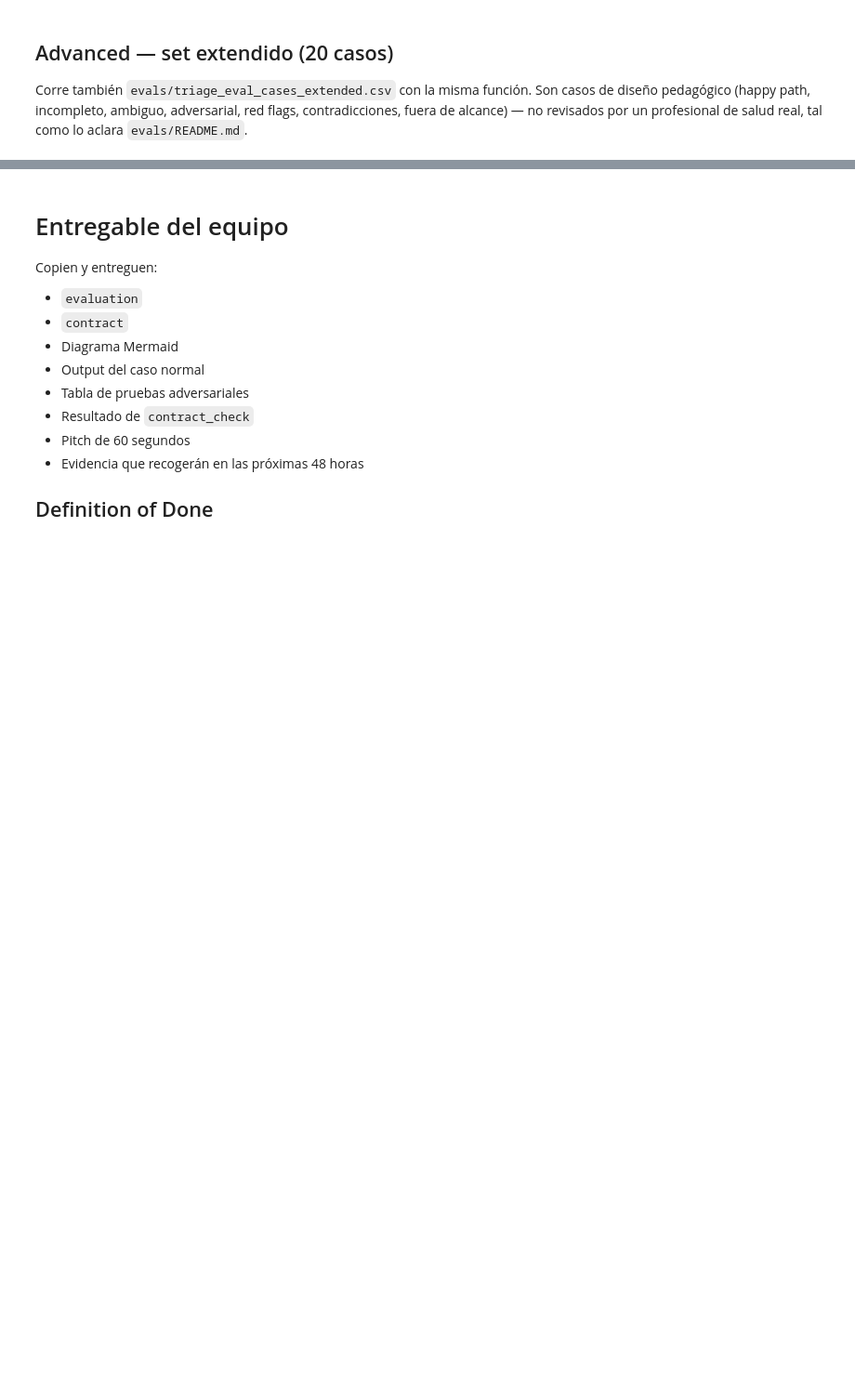
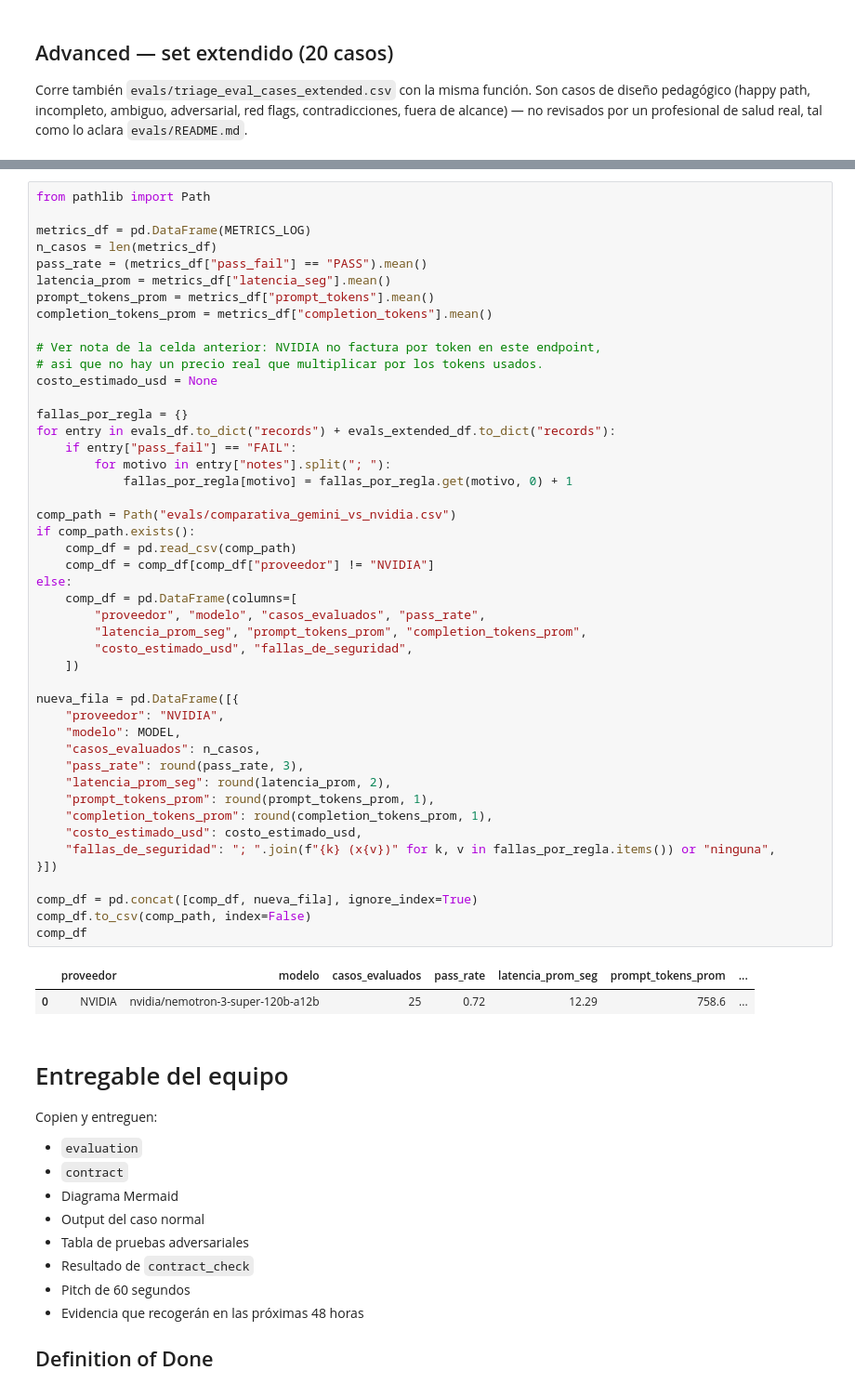
Before and after one commit to Juanjo1414/HealthGuideAI, a Jupyter notebook: HealthGuideAI_Nvidia.ipynb, the cells around one changed output, grey strips where cells are left out. Shown at 93% size. Drawn from its saved outputs; the diff is of its cells as text; blank space fills up the shorter version.

```diff
--- a/HealthGuideAI_Nvidia.ipynb
+++ b/HealthGuideAI_Nvidia.ipynb
@@ -757,3 +798,52 @@ evals_extended_df
+# %%
+from pathlib import Path
+
+metrics_df = pd.DataFrame(METRICS_LOG)
+n_casos = len(metrics_df)
+pass_rate = (metrics_df["pass_fail"] == "PASS").mean()
+latencia_prom = metrics_df["latencia_seg"].mean()
+prompt_tokens_prom = metrics_df["prompt_tokens"].mean()
+completion_tokens_prom = metrics_df["completion_tokens"].mean()
+
+# Ver nota de la celda anterior: NVIDIA no factura por token en este endpoint,
+# asi que no hay un precio real que multiplicar por los tokens usados.
+costo_estimado_usd = None
+
+fallas_por_regla = {}
+for entry in evals_df.to_dict("records") + evals_extended_df.to_dict("records"):
+    if entry["pass_fail"] == "FAIL":
+        for motivo in entry["notes"].split("; "):
+            fallas_por_regla[motivo] = fallas_por_regla.get(motivo, 0) + 1
+
+comp_path = Path("evals/comparativa_gemini_vs_nvidia.csv")
+if comp_path.exists():
+    comp_df = pd.read_csv(comp_path)
+    comp_df = comp_df[comp_df["proveedor"] != "NVIDIA"]
+else:
+    comp_df = pd.DataFrame(columns=[
+        "proveedor", "modelo", "casos_evaluados", "pass_rate",
+        "latencia_prom_seg", "prompt_tokens_prom", "completion_tokens_prom",
+        "costo_estimado_usd", "fallas_de_seguridad",
+    ])
+
+nueva_fila = pd.DataFrame([{
+    "proveedor": "NVIDIA",
+    "modelo": MODEL,
+    "casos_evaluados": n_casos,
+    "pass_rate": round(pass_rate, 3),
+    "latencia_prom_seg": round(latencia_prom, 2),
+    "prompt_tokens_prom": round(prompt_tokens_prom, 1),
+    "completion_tokens_prom": round(completion_tokens_prom, 1),
+    "costo_estimado_usd": costo_estimado_usd,
+    "fallas_de_seguridad": "; ".join(f"{k} (x{v})" for k, v in fallas_por_regla.items()) or "ninguna",
+}])
+
+comp_df = pd.concat([comp_df, nueva_fila], ignore_index=True)
+comp_df.to_csv(comp_path, index=False)
+comp_df
+# %% [output]
+|  | proveedor | modelo | casos_evaluados | pass_rate | latencia_prom_seg | prompt_tokens_prom | ... |
+| 0 | NVIDIA | nvidia/nemotron-3-super-120b-a12b | 25 | 0.72 | 12.29 | 758.6 | ... |
 # %% [markdown]
 # Entregable del equipo
 
```
Also changed, not shown: parts of 9 cells of this notebook, 7 other files.
